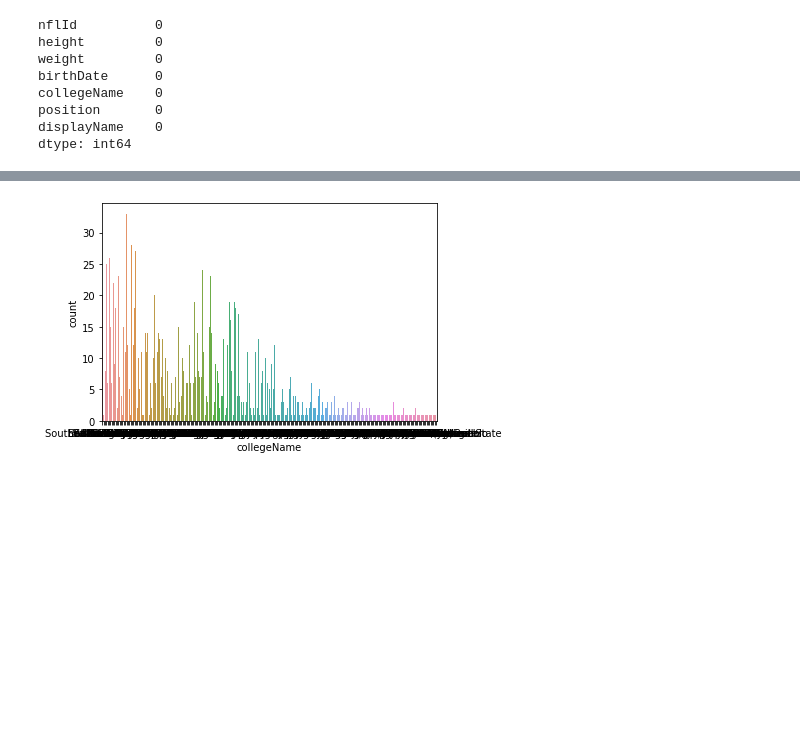
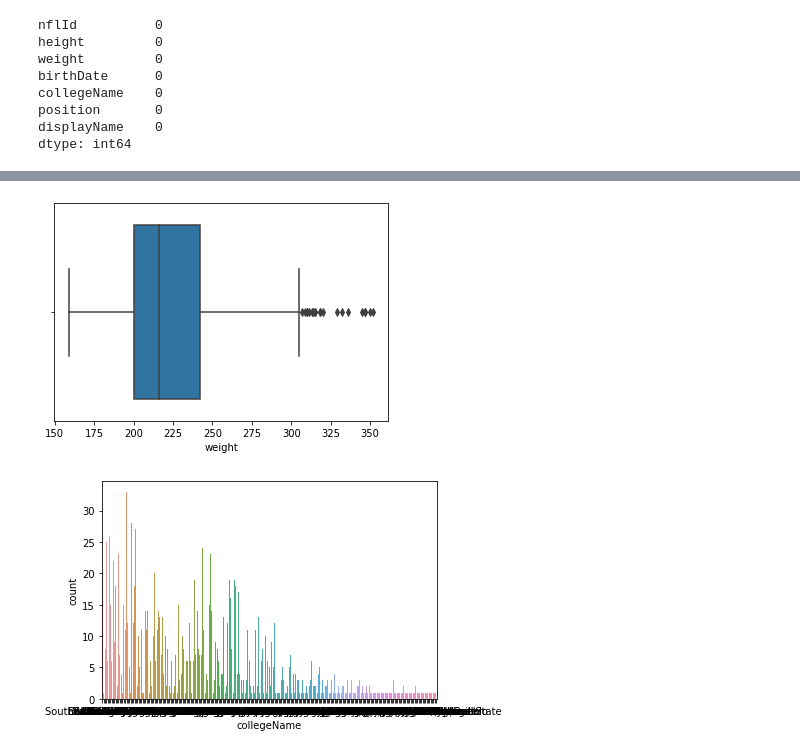
Before and after one commit to kilee722/NFL_Data_Analytics, a Jupyter notebook: nfl_big_data_bowl_2021.ipynb, the cells around one changed output, grey strips where cells are left out. Saved outputs shown, nothing was run; the diff lists cells and outputs as text; code cells hidden in the pictures; blank space fills up the shorter version.

```diff
--- a/nfl_big_data_bowl_2021.ipynb
+++ b/nfl_big_data_bowl_2021.ipynb
@@ -370,3 +374,7 @@ dtype: int64
+# %%
+bxp("weight", players)
+# %% [output]
+[figure, added]
 # %%
 cnt("collegeName", players)
 # %% [output]
```
Also changed, not shown: parts of 8 cells of this notebook.
